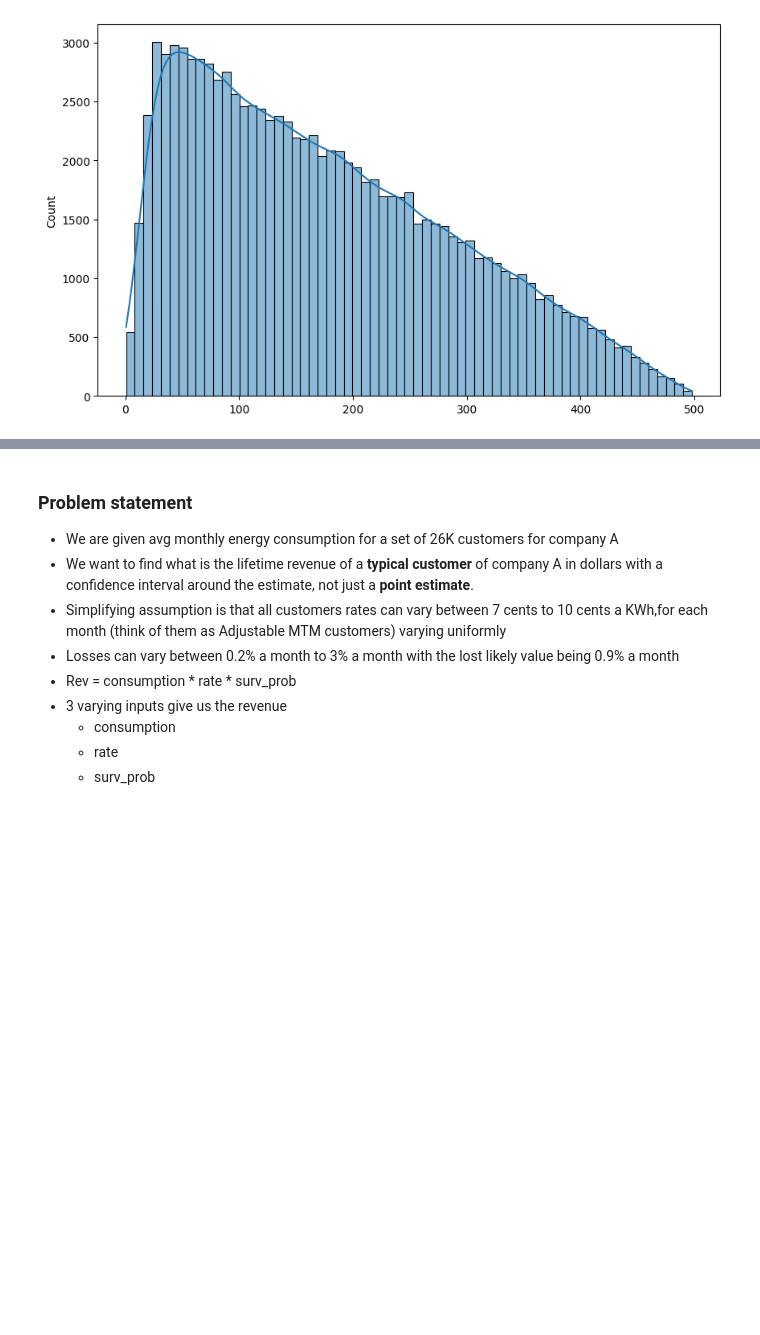
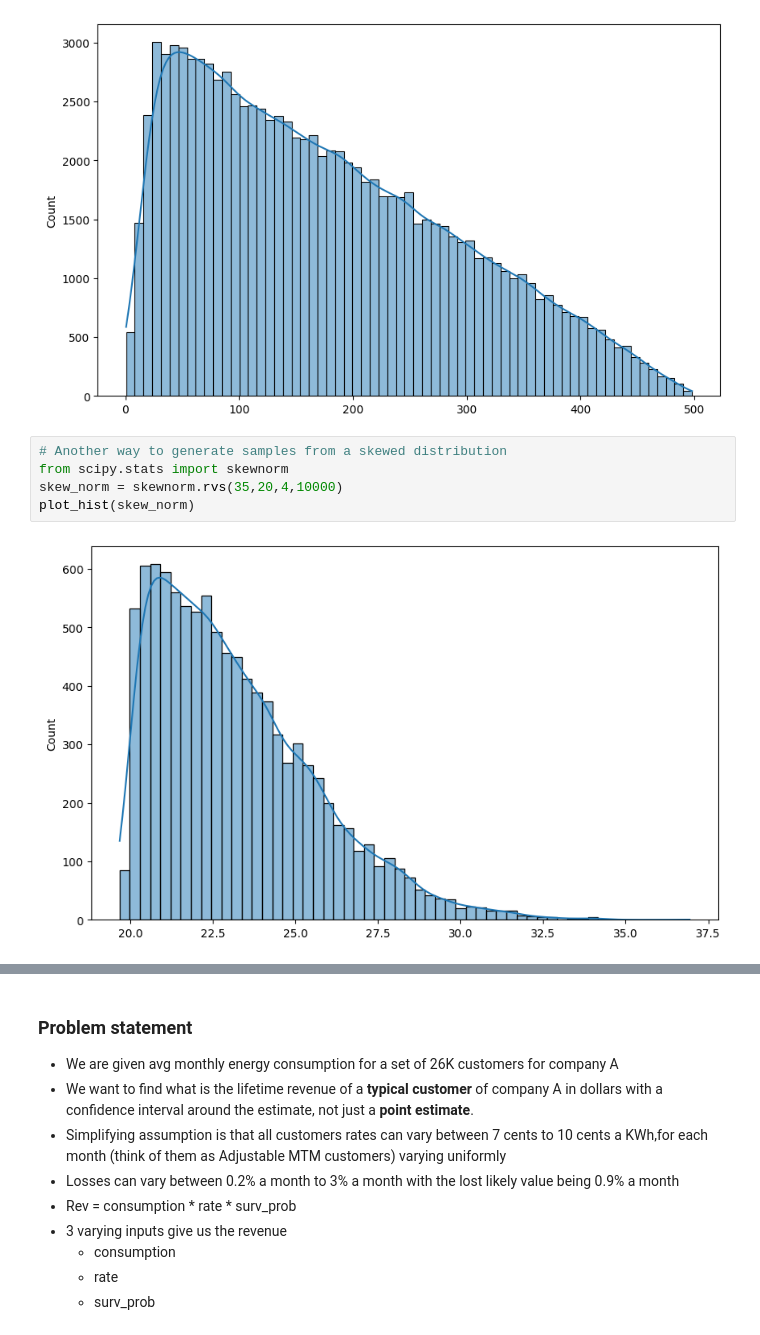
Before and after one commit to gmehra123/data_science, a Jupyter notebook: Probaility_distributions_and_simulations.ipynb, the cells around one changed output, grey strips where cells are left out. Cells and saved outputs as stored; diff of their text form; blank space fills up the shorter version.

```diff
--- a/Probaility_distributions_and_simulations.ipynb
+++ b/Probaility_distributions_and_simulations.ipynb
@@ -37,3 +37,10 @@ var2 = np.random.triangular(left = 0, mode = 25, right =500,size = 100000)
 plot_hist(var2,size=(10,6))
 # %% [output]
 [figure]
+# %%
+# Another way to generate samples from a skewed distribution
+from scipy.stats import skewnorm
+skew_norm = skewnorm.rvs(35,20,4,10000)
+plot_hist(skew_norm)
+# %% [output]
+[figure, added]
```
Also changed, not shown: parts of 7 cells of this notebook.
